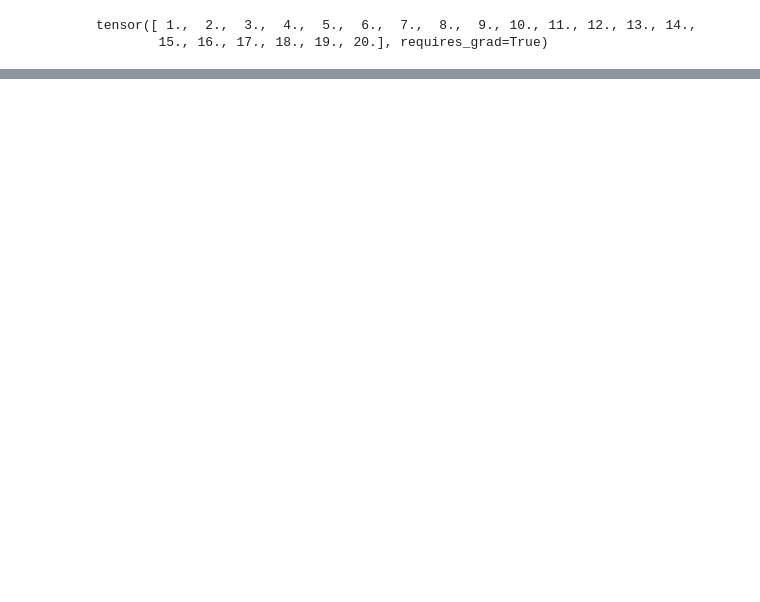
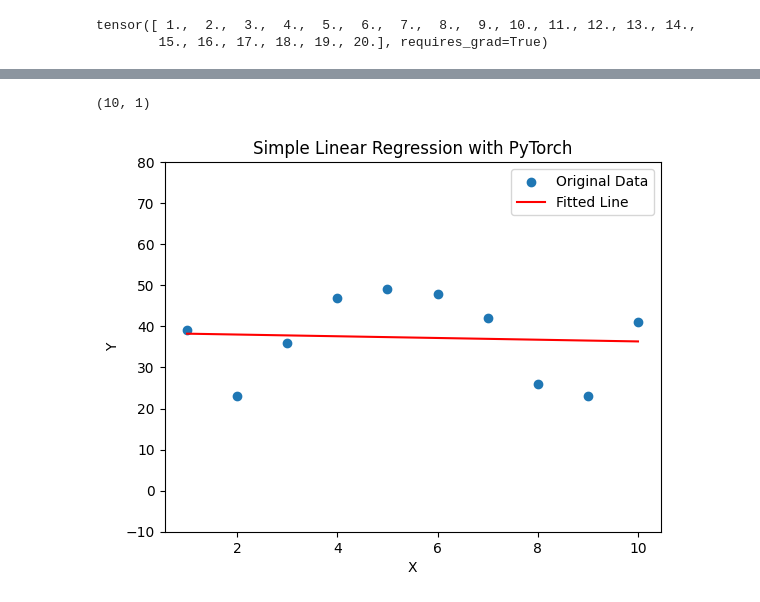
Before and after one commit to MDSALMANSHAMS/Learning, a Jupyter notebook: Python ML/1/1_SLR_with_NN.ipynb, the cells around one changed output, grey strips where cells are left out. Cells and saved outputs as stored; diff of their text form; code cells hidden in the pictures; blank space fills up the shorter version.

```diff
--- a/Python ML/1/1_SLR_with_NN.ipynb
+++ b/Python ML/1/1_SLR_with_NN.ipynb
@@ -38,4 +140,4 @@ model = reg_model()
 # %%
-# Step 3: Loss function and optimizer
-criterion = nn.MSELoss()  # Mean Squared Error loss
-optimizer = torch.optim.SGD(model.parameters(), lr=0.01)  # Stochastic Gradient Descent
+model=linearReg()
+loss=nn.MSELoss()
+optimizer=torch.optim.SGD(params=model.parameters(), lr=0.01)
@@ -92,0 +144,22 @@ RuntimeError: Can't call numpy() on Tensor that requires grad. Use tensor.detach
+# %%
+epochs=1000
+for epoch in range(epochs):
+
+    # forward pass
+    Y_pred = model.forward(t1)
+    if epoch % 100 == 0:
+        print(Y_pred)
+
+    # loss calculation
+    l=loss(Y_pred, t2)
+
+    # backward pass
+    optimizer.zero_grad()  # Reset gradients
+    l.backward()  # Compute gradients
+
+    # gradients update
+    optimizer.step()  # Update model parameters
+
+    # print
+    if epoch % 100 == 0:
+        print(f"Epoch {epoch}: Loss - {l.item():.4f}")
@@ -92,0 +184,20 @@ RuntimeError: Can't call numpy() on Tensor that requires grad. Use tensor.detach
+# %%
+# Plot results
+with torch.no_grad():
+    Y_pred = model(t1).numpy()
+
+print(Y_pred.shape)
+
+a1=t1.numpy()
+a2=t2.numpy()
+plt.scatter(t1, t2, label="Original Data")
+plt.plot(t1, Y_pred, color='red', label="Fitted Line")
+plt.xlabel("X")
+plt.ylabel("Y")
+plt.legend()
+plt.title("Simple Linear Regression with PyTorch")
+plt.ylim(-10, 80)
+plt.show()
+# %% [output]
+(10, 1)
+[figure, added]
```
Also changed, not shown: parts of 15 cells of this notebook, 5 other files.
